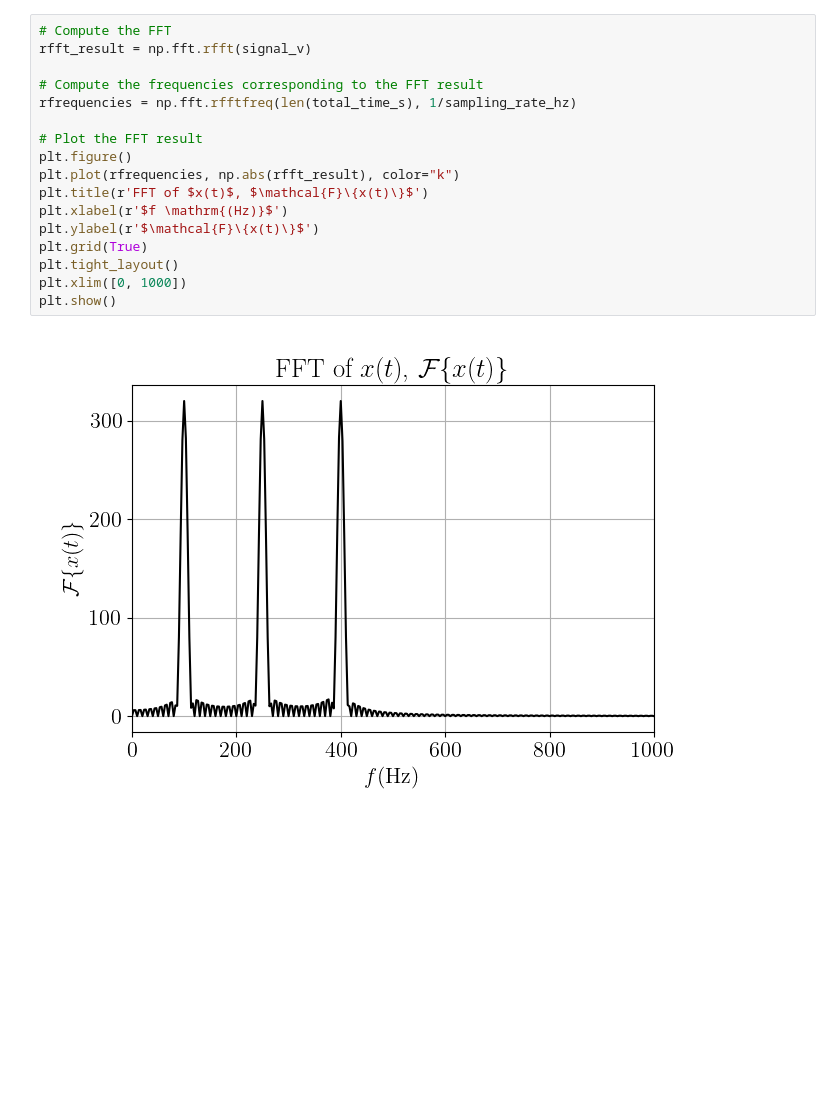
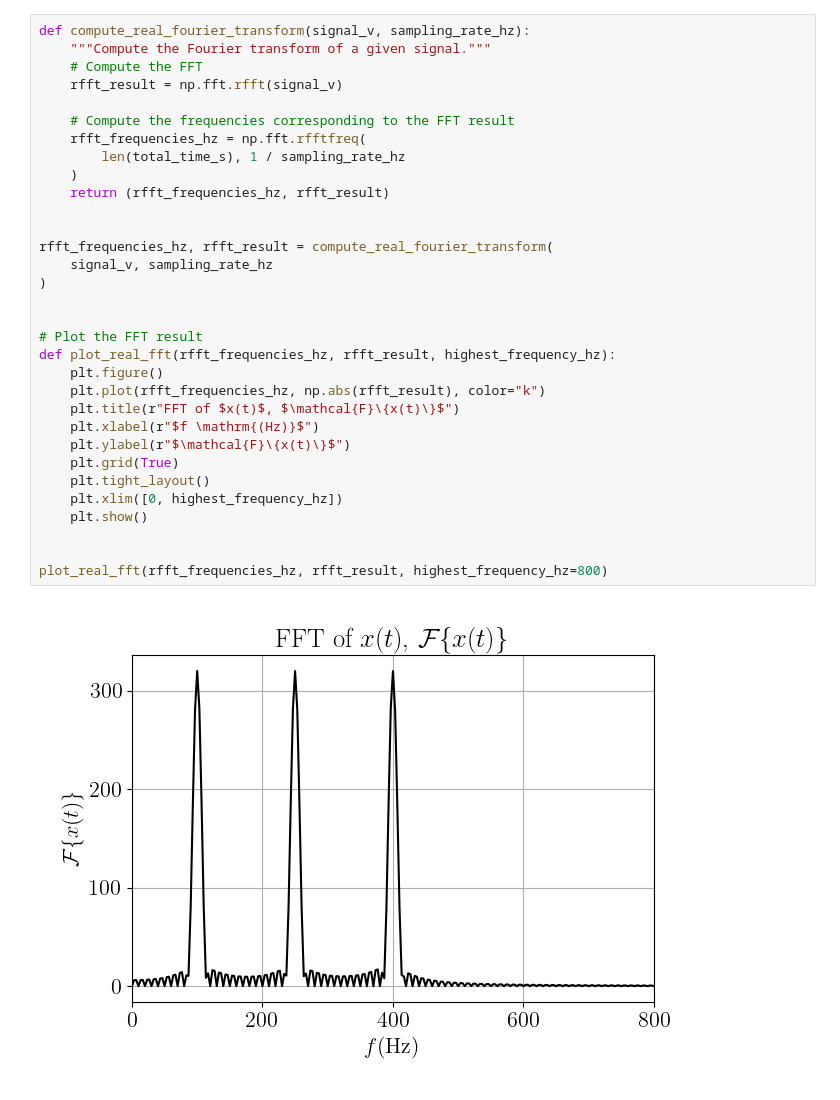
Before and after one commit to ruc-data-viz/2024-spring-class-09, a Jupyter notebook: notebooks/advanced_transforms.ipynb, the cells around one changed output. Drawn from its saved outputs; the diff is of its cells as text; blank space fills up the shorter version.

```diff
--- a/notebooks/advanced_transforms.ipynb
+++ b/notebooks/advanced_transforms.ipynb
@@ -68,19 +212,34 @@ plt.show()
 # %%
-# Compute the FFT
-rfft_result = np.fft.rfft(signal_v)
+def compute_real_fourier_transform(signal_v, sampling_rate_hz):
+    """Compute the Fourier transform of a given signal."""
+    # Compute the FFT
+    rfft_result = np.fft.rfft(signal_v)
 
-# Compute the frequencies corresponding to the FFT result
-rfrequencies = np.fft.rfftfreq(len(total_time_s), 1/sampling_rate_hz)
+    # Compute the frequencies corresponding to the FFT result
+    rfft_frequencies_hz = np.fft.rfftfreq(
+        len(total_time_s), 1 / sampling_rate_hz
+    )
+    return (rfft_frequencies_hz, rfft_result)
+
+
+rfft_frequencies_hz, rfft_result = compute_real_fourier_transform(
+    signal_v, sampling_rate_hz
+)
+
 
 # Plot the FFT result
-plt.figure()
-plt.plot(rfrequencies, np.abs(rfft_result), color="k")
-plt.title(r'FFT of $x(t)$, $\mathcal{F}\{x(t)\}$')
-plt.xlabel(r'$f \mathrm{(Hz)}$')
-plt.ylabel(r'$\mathcal{F}\{x(t)\}$')
-plt.grid(True)
-plt.tight_layout()
-plt.xlim([0, 1000])
-plt.show()
+def plot_real_fft(rfft_frequencies_hz, rfft_result, highest_frequency_hz):
+    plt.figure()
+    plt.plot(rfft_frequencies_hz, np.abs(rfft_result), color="k")
+    plt.title(r"FFT of $x(t)$, $\mathcal{F}\{x(t)\}$")
+    plt.xlabel(r"$f \mathrm{(Hz)}$")
+    plt.ylabel(r"$\mathcal{F}\{x(t)\}$")
+    plt.grid(True)
+    plt.tight_layout()
+    plt.xlim([0, highest_frequency_hz])
+    plt.show()
+
+
+plot_real_fft(rfft_frequencies_hz, rfft_result, highest_frequency_hz=800)
 # %% [output]
-[figure, old version]
+[figure, new version]
```
Also changed, not shown: parts of 23 cells of this notebook.
